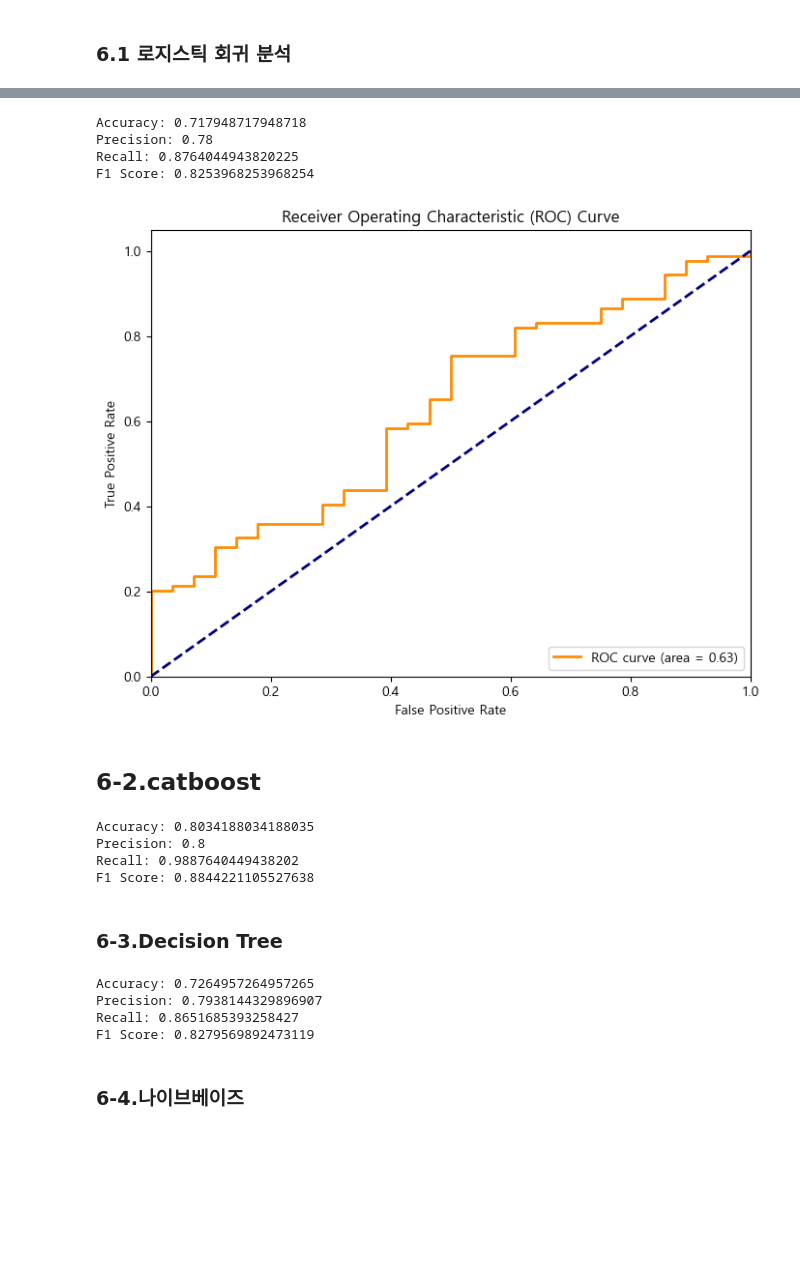
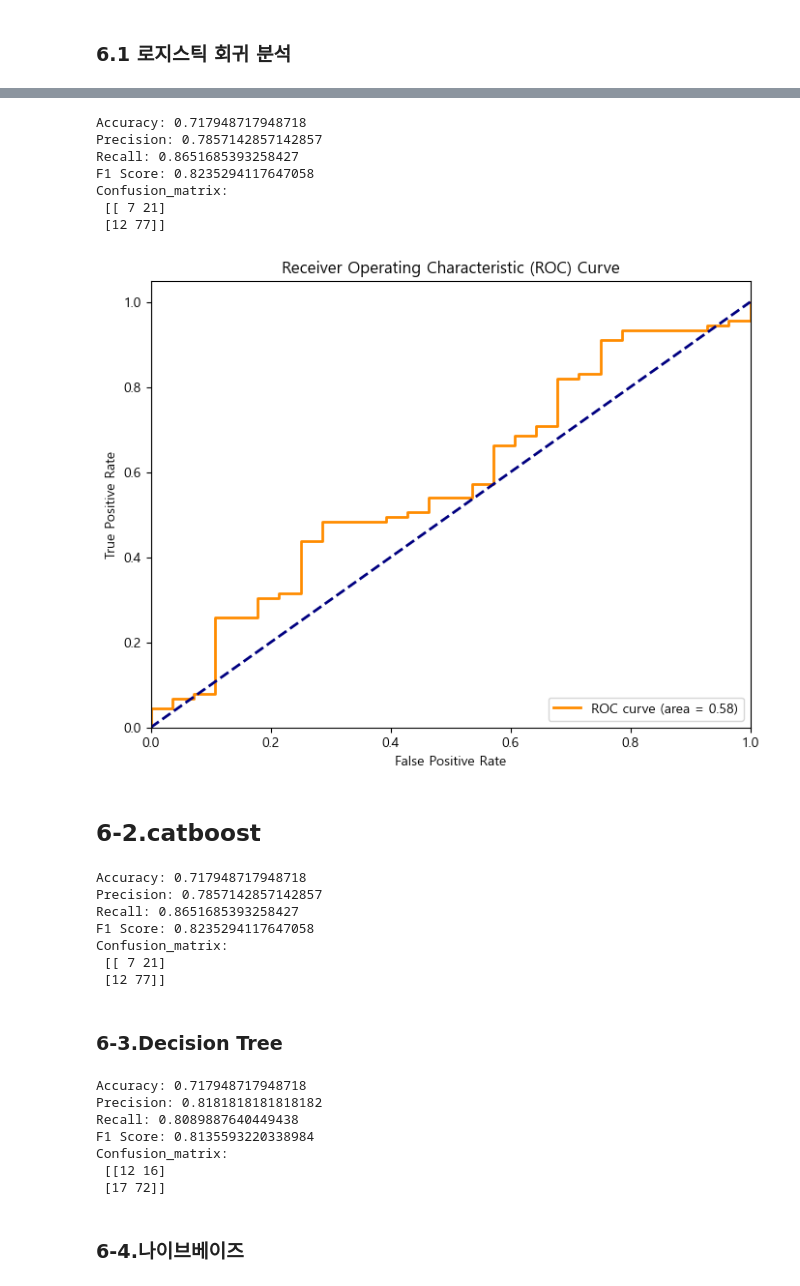
Before and after one commit to po5412409/Accounting-Fraud, a Jupyter notebook: 04.모델링/재무비율_모델링.ipynb, the cells around one changed output, grey strips where cells are left out. Saved outputs shown, nothing was run; the diff lists cells and outputs as text; code cells hidden in the pictures; blank space fills up the shorter version.

```diff
--- a/04.모델링/재무비율_모델링.ipynb
+++ b/04.모델링/재무비율_모델링.ipynb
@@ -47,7 +39,7 @@ AttributeError: module 'pandas.core.strings' has no attribute 'StringMethods'
 # %% [markdown]
 ## 0.파일 불러오기
 # %%
-df = pd.read_csv('../data/processed_data/재무비율_처리완.csv')
+df = pd.read_csv('../data/processed_data/재무비율_final.csv')
 df
 # %% [output]
 |  | 회사명 | 거래소코드 | 회계년도 | 소속코드 | 통계청 한국표준산업분류 코드 10차(대분류) | 산업코드 | 산업명 | 상장일 | 상장폐지일 | ... |
@@ -306,3 +276,0 @@ P-values for selected features: {'회원권(IFRS)': 0.003063313096407717, '제
-# %%
-X_train = X_train[['회원권(IFRS)', '제품매출액(IFRS)', '접대비(IFRS)', '연구개발비(IFRS)', '대손상각비(IFRS)']]
-X_test = X_test[['회원권(IFRS)', '제품매출액(IFRS)', '접대비(IFRS)', '연구개발비(IFRS)', '대손상각비(IFRS)']]
@@ -309,3 +281,6 @@ X_test = X_test[['회원권(IFRS)', '제품매출액(IFRS)', '접대비(IFRS)',
+# %%
+X_train = X_train[selected_features]
+X_test = X_test[selected_features]
 # %%
 # VIF를 계산합니다.
 vif_data = pd.DataFrame()
@@ -456,37 +441,42 @@ model.fit(X_train, y_train)
 y_pred = model.predict(X_test)
 y_pred_proba = model.predict_proba(X_test)[:, 1]  # 클래스 1에 대한 확률
 
 accuracy = accuracy_score(y_test, y_pred)
 precision = precision_score(y_test, y_pred)
 recall = recall_score(y_test, y_pred)
 f1 = f1_score(y_test, y_pred)
+matrix = confusion_matrix(y_test, y_pred)
 
 print("Accuracy:", accuracy)
 print("Precision:", precision)
 print("Recall:", recall)
 print("F1 Score:", f1)
+print('Confusion_matrix: ', '\n', matrix)
 
 # ROC 커브 및 AUC 계산
 fpr, tpr, thresholds = roc_curve(y_test, y_pred_proba)
 roc_auc = auc(fpr, tpr)
 
 # ROC 커브 시각화
 plt.figure(figsize=(8, 6))
 plt.plot(fpr, tpr, color='darkorange', lw=2, label=f'ROC curve (area = {roc_auc:.2f})')
 plt.plot([0, 1], [0, 1], color='navy', lw=2, linestyle='--')  # 대각선 기준선
 plt.xlim([0.0, 1.0])
 plt.ylim([0.0, 1.05])
 plt.xlabel('False Positive Rate')
 plt.ylabel('True Positive Rate')
 plt.title('Receiver Operating Characteristic (ROC) Curve')
 plt.legend(loc='lower right')
 plt.show()
 # %% [output]
 Accuracy: 0.717948717948718
-Precision: 0.78
-Recall: 0.8764044943820225
-F1 Score: 0.8253968253968254
+Precision: 0.7857142857142857
+Recall: 0.8651685393258427
+F1 Score: 0.8235294117647058
+Confusion_matrix:
+ [[ 7 21]
+ [12 77]]
-[figure, old version]
+[figure, new version]
 # %% [markdown]
 ## 6-2.catboost
 # %%
@@ -504,20 +494,25 @@ model.fit(X_train, y_train, verbose=0)
 y_pred2 = model.predict(X_test)
 
 # 다양한 평가 지표 출력
-accuracy = accuracy_score(y_test, y_pred2)
-precision = precision_score(y_test, y_pred2)
-recall = recall_score(y_test, y_pred2)
-f1 = f1_score(y_test, y_pred2)
+accuracy = accuracy_score(y_test, y_pred)
+precision = precision_score(y_test, y_pred)
+recall = recall_score(y_test, y_pred)
+f1 = f1_score(y_test, y_pred)
+matrix = confusion_matrix(y_test, y_pred)
 
 print("Accuracy:", accuracy)
 print("Precision:", precision)
 print("Recall:", recall)
 print("F1 Score:", f1)
+print('Confusion_matrix: ', '\n', matrix)
 # %% [output]
-Accuracy: 0.8034188034188035
-Precision: 0.8
-Recall: 0.9887640449438202
-F1 Score: 0.8844221105527638
+Accuracy: 0.717948717948718
+Precision: 0.7857142857142857
+Recall: 0.8651685393258427
+F1 Score: 0.8235294117647058
+Confusion_matrix:
+ [[ 7 21]
+ [12 77]]
 # %% [markdown]
 ### 6-3.Decision Tree
 # %%
@@ -539,16 +534,21 @@ accuracy = accuracy_score(y_test, y_pred)
 precision = precision_score(y_test, y_pred)
 recall = recall_score(y_test, y_pred)
 f1 = f1_score(y_test, y_pred)
+matrix = confusion_matrix(y_test, y_pred)
 
 print("Accuracy:", accuracy)
 print("Precision:", precision)
 print("Recall:", recall)
 print("F1 Score:", f1)
+print('Confusion_matrix: ', '\n', matrix)
 # %% [output]
-Accuracy: 0.7264957264957265
-Precision: 0.7938144329896907
-Recall: 0.8651685393258427
-F1 Score: 0.8279569892473119
+Accuracy: 0.717948717948718
+Precision: 0.8181818181818182
+Recall: 0.8089887640449438
+F1 Score: 0.8135593220338984
+Confusion_matrix:
+ [[12 16]
+ [17 72]]
 # %% [markdown]
 ### 6-4.나이브베이즈
 # %%
```
Also changed, not shown: parts of 29 cells of this notebook, 8 other files.
